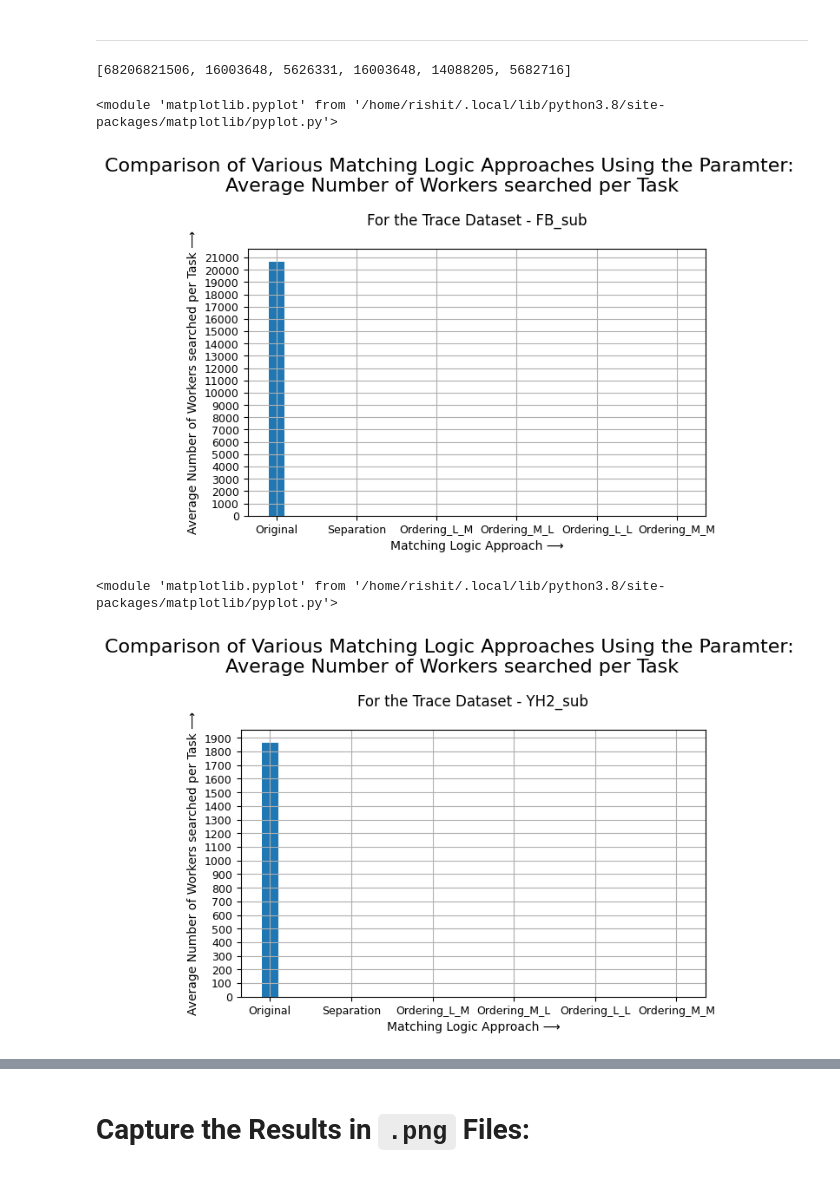
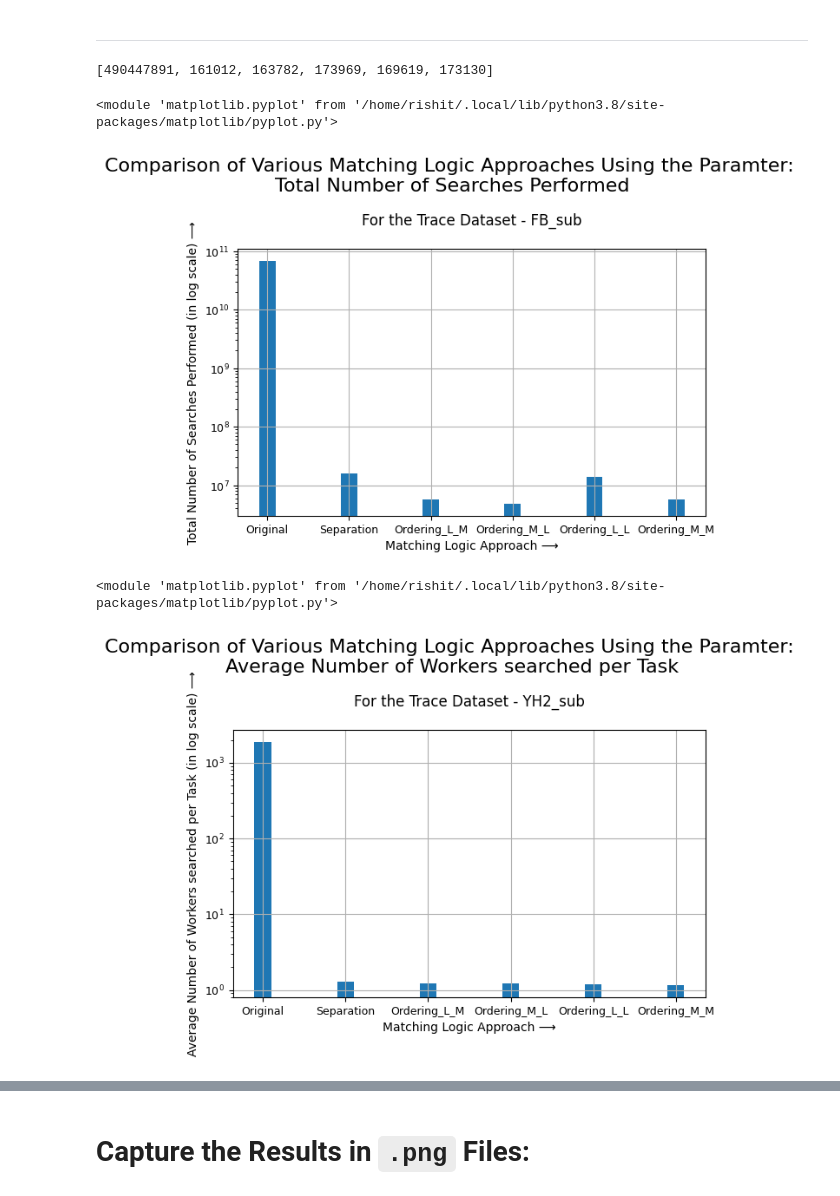
Before and after one commit to meghanat/megha_simulator, a Jupyter notebook: Results/Plot_Matching_Logic_Data.ipynb, the cells around one changed output, grey strips where cells are left out. Cells and saved outputs as stored; diff of their text form; code cells hidden in the pictures.

```diff
--- a/Results/Plot_Matching_Logic_Data.ipynb
+++ b/Results/Plot_Matching_Logic_Data.ipynb
@@ -36,7 +36,7 @@ assert all(map(lambda name: name in os.listdir(), MATCHING_LOGIC_TECHNIQUES)),\
        "Folders not found in current location!"
 # %%
 def create_path_to_log_files(matching_logic_technique):
-    return Path(matching_logic_technique) / Path("logs")
+    return Path(matching_logic_technique)
 
 # Example function usage
 create_path_to_log_files(MATCHING_LOGIC_TECHNIQUES[0])
@@ -198,7 +227,7 @@ class Comparison:
 
     # Cluster Size
     TEN_THOUSAND_NODE_CLUSTER_SIZE = 10000
-    THOUDSAND_NODE_CLUSTER_SIZE = 1000
+    THOUSAND_NODE_CLUSTER_SIZE = 1000
 
     # Cluster Traces
     FB_SUB = 0
@@ -220,13 +249,13 @@ class Comparison:
 
     AXIS_NAME = {
         AVG_WORKERS_SEARCHED_PER_TASK_COUNT: 'Average Number of Workers searched per Task',
-        MATCHING_LOGIC_OPERATION_COUNT: 'Number of Matching Logic Operations Performed',
+        MATCHING_LOGIC_OPERATION_COUNT: 'Total Number of Searches Performed',
         SUCCESS_PERCENT: 'Success Percent (Values are given in %)'
     }
 
     README_PARAMETER_NAME = {
         AVG_WORKERS_SEARCHED_PER_TASK_COUNT: 'Average Number of Workers searched per Task.',
-        MATCHING_LOGIC_OPERATION_COUNT: 'Number of Matching Logic Operations Performed.',
+        MATCHING_LOGIC_OPERATION_COUNT: 'Total Number of Searches Performed.',
         SUCCESS_PERCENT: 'Success Percent (Values are given in %) - Measures how successful a'
                          ' matching logic approach is in finding a free worker node, while maintaining'
                          ' the least number of failed matches (i.e. trying to match an "actually" busy node).'
@@ -234,9 +263,9 @@ class Comparison:
 
     STEP_VALUE_WITH_ORIGINAL_APPROACH = {
         FB_SUB: {
-            THOUDSAND_NODE_CLUSTER_SIZE: {
+            THOUSAND_NODE_CLUSTER_SIZE: {
                 AVG_WORKERS_SEARCHED_PER_TASK_COUNT: 100,  # TUNED
-                MATCHING_LOGIC_OPERATION_COUNT: 200_000_000,  # TUNED
+                MATCHING_LOGIC_OPERATION_COUNT: 10_000_000,  # TUNED
                 SUCCESS_PERCENT: 5  # TUNED
             },
             TEN_THOUSAND_NODE_CLUSTER_SIZE: {
@@ -246,7 +275,7 @@ class Comparison:
             }
         },
         YH1_SUB: {
-            THOUDSAND_NODE_CLUSTER_SIZE: {
+            THOUSAND_NODE_CLUSTER_SIZE: {
                 AVG_WORKERS_SEARCHED_PER_TASK_COUNT: 100,  # TUNED
                 MATCHING_LOGIC_OPERATION_COUNT: 10_000_000,  # TUNED
                 SUCCESS_PERCENT: 5  # TUNED
@@ -258,7 +287,7 @@ class Comparison:
             }
         },
         YH2_SUB: {
-            THOUDSAND_NODE_CLUSTER_SIZE: {
+            THOUSAND_NODE_CLUSTER_SIZE: {
                 AVG_WORKERS_SEARCHED_PER_TASK_COUNT: 100,  # TUNED
                 MATCHING_LOGIC_OPERATION_COUNT: 10_000_000,  # TUNED
                 SUCCESS_PERCENT: 5  # TUNED
@@ -273,7 +302,7 @@ class Comparison:
 
     STEP_VALUE_WITHOUT_ORIGINAL_APPROACH = {
         FB_SUB: {
-            THOUDSAND_NODE_CLUSTER_SIZE: {
+            THOUSAND_NODE_CLUSTER_SIZE: {
                 AVG_WORKERS_SEARCHED_PER_TASK_COUNT: 0.1,  # TUNED
                 MATCHING_LOGIC_OPERATION_COUNT: 150_000,  # TUNED
                 SUCCESS_PERCENT: 5  # TUNED
@@ -286,27 +315,27 @@ class Comparison:
 
         },
         YH1_SUB: {
-            THOUDSAND_NODE_CLUSTER_SIZE: {
+            THOUSAND_NODE_CLUSTER_SIZE: {
                 AVG_WORKERS_SEARCHED_PER_TASK_COUNT: 0.1,  # TUNED
                 MATCHING_LOGIC_OPERATION_COUNT: 10_000,  # TUNED
                 SUCCESS_PERCENT: 5  # TUNED
             },
             TEN_THOUSAND_NODE_CLUSTER_SIZE: {
                 AVG_WORKERS_SEARCHED_PER_TASK_COUNT: 0.1,  # TUNED
-                MATCHING_LOGIC_OPERATION_COUNT: 150_000,  # TUNED
+                MATCHING_LOGIC_OPERATION_COUNT: 10_000,  # TUNED
                 SUCCESS_PERCENT: 5  # TUNED
             }
 
         },
         YH2_SUB: {
-            THOUDSAND_NODE_CLUSTER_SIZE: {
+            THOUSAND_NODE_CLUSTER_SIZE: {
                 AVG_WORKERS_SEARCHED_PER_TASK_COUNT: 0.1,  # TUNED
                 MATCHING_LOGIC_OPERATION_COUNT: 10_000,  # TUNED
                 SUCCESS_PERCENT: 5  # TUNED
             },
             TEN_THOUSAND_NODE_CLUSTER_SIZE: {
                 AVG_WORKERS_SEARCHED_PER_TASK_COUNT: 0.1,  # TUNED
-                MATCHING_LOGIC_OPERATION_COUNT: 150_000,  # TUNED
+                MATCHING_LOGIC_OPERATION_COUNT: 10_000,  # TUNED
                 SUCCESS_PERCENT: 5  # TUNED
             }
         }
@@ -318,7 +347,7 @@ class Comparison:
 
     def __init__(self, matching_logic_data, cluster_size, cluster_trace_name, parameter):
         assert cluster_size in [Comparison.TEN_THOUSAND_NODE_CLUSTER_SIZE,
-                                Comparison.THOUDSAND_NODE_CLUSTER_SIZE]
+                                Comparison.THOUSAND_NODE_CLUSTER_SIZE]
         assert parameter in Comparison.PARAMETERS.keys()
         assert cluster_trace_name in Comparison.CLUSTER_TRACE_NAMES.keys()
 
@@ -351,10 +380,10 @@ class Comparison:
 
         STEP_VALUE = (Comparison.STEP_VALUE_WITH_ORIGINAL_APPROACH[self.cluster_trace_name]
                       [self.cluster_size][self.parameter])
-        ax.set_yticks(np.arange(0, self.__getUpperLimitForYAxes(STEP_VALUE), STEP_VALUE))
-
+#         ax.set_yticks(np.arange(0, self.__getUpperLimitForYAxes(STEP_VALUE), STEP_VALUE))
+        ax.set_yscale('log')
         ax.set_xlabel('Matching Logic Approach ⟶')
-        ax.set_ylabel(f'{Comparison.AXIS_NAME[self.parameter]} ⟶')
+        ax.set_ylabel(f'{Comparison.AXIS_NAME[self.parameter]} (in log scale) ⟶')
 
         plt.suptitle('Comparison of Various Matching Logic Approaches Using the Paramter: \n'
                      f'{Comparison.AXIS_NAME[self.parameter]}', fontsize=16)
@@ -363,6 +392,11 @@ class Comparison:
         plt.tick_params(axis='both', which='major', labelsize=9)
 
         plt.grid()
+
+        # add values of top of the bars
+#         for index, value in enumerate(self.data):
+#             plt.text(value, index, str(value))
+
         plt.tight_layout()
 
         return plt
@@ -432,7 +466,7 @@ class Comparison:
         with open ("README.md", "w") as fHandler:
             fHandler.write(MarkDown.h1("With Original Approach of Round-Robin:"))
             for cluster_trace_name in [Comparison.FB_SUB, Comparison.YH1_SUB, Comparison.YH2_SUB]:
-                for cluster_size in [Comparison.THOUDSAND_NODE_CLUSTER_SIZE,
+                for cluster_size in [Comparison.THOUSAND_NODE_CLUSTER_SIZE,
                                      Comparison.TEN_THOUSAND_NODE_CLUSTER_SIZE]:
                     for parameter in [Comparison.AVG_WORKERS_SEARCHED_PER_TASK_COUNT,
                                       Comparison.MATCHING_LOGIC_OPERATION_COUNT,
@@ -451,7 +485,7 @@ class Comparison:
 
             fHandler.write(MarkDown.h1("Without Original Approach of Round-Robin:"))
             for cluster_trace_name in [Comparison.FB_SUB, Comparison.YH1_SUB, Comparison.YH2_SUB]:
-                for cluster_size in [Comparison.THOUDSAND_NODE_CLUSTER_SIZE, Comparison.TEN_THOUSAND_NODE_CLUSTER_SIZE]:
+                for cluster_size in [Comparison.THOUSAND_NODE_CLUSTER_SIZE, Comparison.TEN_THOUSAND_NODE_CLUSTER_SIZE]:
                     for parameter in [Comparison.AVG_WORKERS_SEARCHED_PER_TASK_COUNT,
                                       Comparison.MATCHING_LOGIC_OPERATION_COUNT,
                                       Comparison.SUCCESS_PERCENT]:
@@ -469,25 +503,25 @@ class Comparison:
 # %%
 Comparison(matching_logic_data,
            Comparison.TEN_THOUSAND_NODE_CLUSTER_SIZE,
-           Comparison.FB_SUB,
+           Comparison.YH2_SUB,
            Comparison.MATCHING_LOGIC_OPERATION_COUNT).data
 # %% [output]
-[68206821506, 16003648, 5626331, 16003648, 14088205, 5682716]
+[490447891, 161012, 163782, 173969, 169619, 173130]
 # %%
 Comparison(matching_logic_data,
            Comparison.TEN_THOUSAND_NODE_CLUSTER_SIZE,
            Comparison.FB_SUB,
-           Comparison.AVG_WORKERS_SEARCHED_PER_TASK_COUNT).displayPlot()
+           Comparison.MATCHING_LOGIC_OPERATION_COUNT).displayPlot()
 # %% [output]
 <module 'matplotlib.pyplot' from '/home/rishit/.local/lib/python3.8/site-packages/matplotlib/pyplot.py'>
-[figure, old version]
+[figure, new version]
 # %%
 Comparison(matching_logic_data,
-           Comparison.THOUDSAND_NODE_CLUSTER_SIZE,
+           Comparison.THOUSAND_NODE_CLUSTER_SIZE,
            Comparison.YH2_SUB,
            Comparison.AVG_WORKERS_SEARCHED_PER_TASK_COUNT).displayPlot()
 # %% [output]
 <module 'matplotlib.pyplot' from '/home/rishit/.local/lib/python3.8/site-packages/matplotlib/pyplot.py'>
-[figure, old version]
+[figure, new version]
 # %%
 Comparison(matching_logic_data,
```
Also changed, not shown: parts of 16 cells of this notebook.
